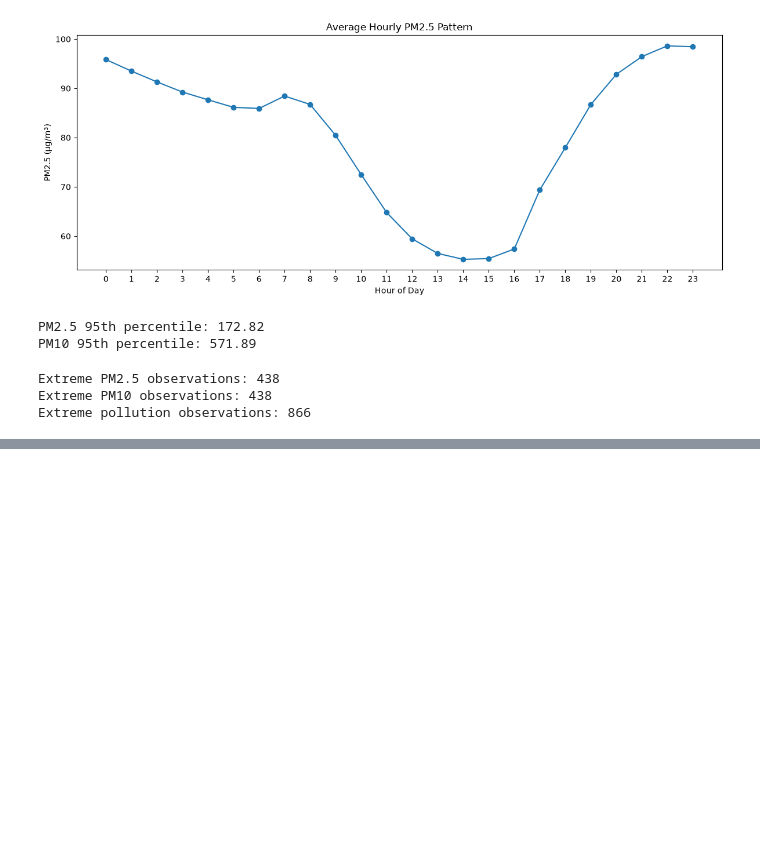
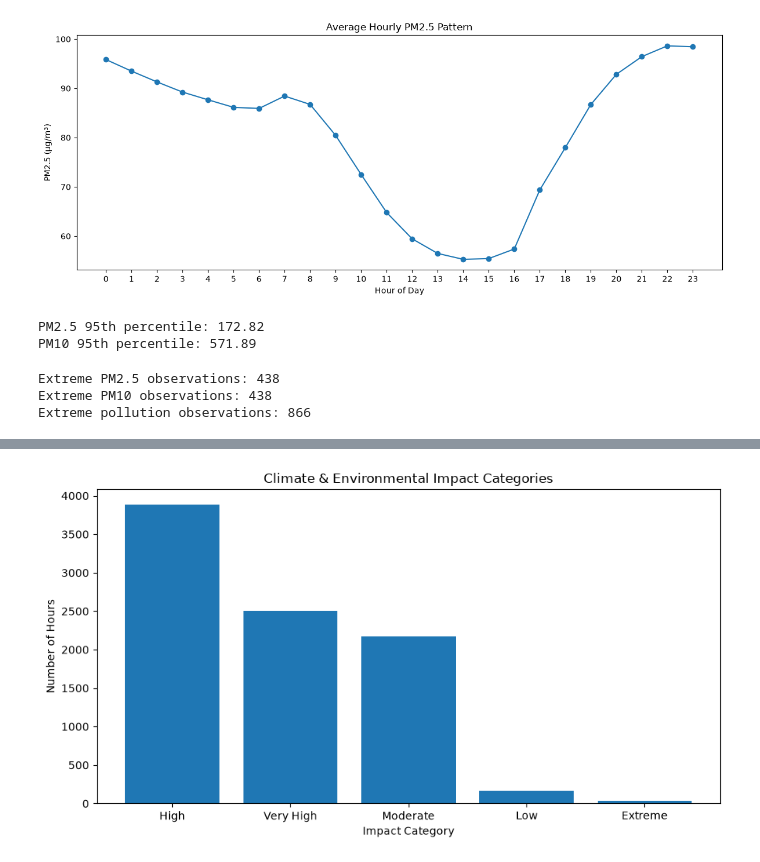
Before and after one commit to singhofficialsidharth-rgb/climate-impact-dashboard, a Jupyter notebook: notebooks/06_climate_impact_analysis.ipynb, the cells around one changed output, grey strips where cells are left out. Cells and saved outputs as stored; diff of their text form; code cells hidden in the pictures; blank space fills up the shorter version.

Commit message:
executed climate analysis and model

```diff
--- a/notebooks/06_climate_impact_analysis.ipynb
+++ b/notebooks/06_climate_impact_analysis.ipynb
@@ -380,0 +473,25 @@ Extreme pollution observations: 866
+# %%
+def classify_impact(score):
+    if score < 20:
+        return "Low"
+    elif score < 40:
+        return "Moderate"
+    elif score < 60:
+        return "High"
+    elif score < 80:
+        return "Very High"
+    else:
+        return "Extreme"
+
+
+df["impact_category"] = (
+    df["climate_environmental_impact"]
+    .apply(classify_impact)
+)
+# %%
+impact_distribution = (
+    df["impact_category"]
+    .value_counts()
+)
+
+impact_distribution
@@ -380,0 +506,19 @@ Extreme pollution observations: 866
+# %%
+plt.figure(figsize=(9, 5))
+
+plt.bar(
+    impact_distribution.index,
+    impact_distribution.values
+)
+
+plt.title(
+    "Climate & Environmental Impact Categories"
+)
+
+plt.xlabel("Impact Category")
+plt.ylabel("Number of Hours")
+
+plt.tight_layout()
+plt.show()
+# %% [output]
+[figure, added]
```
Also changed, not shown: parts of 13 cells of this notebook, 3 other files.
